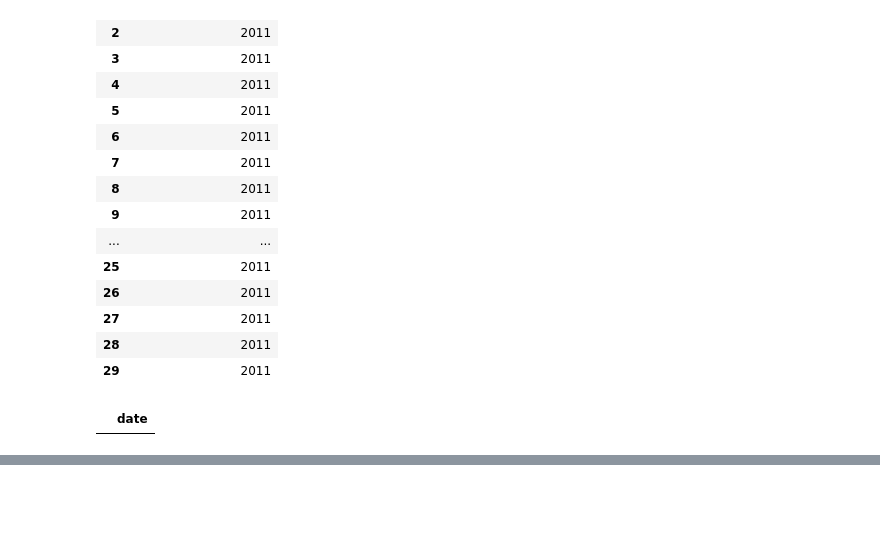
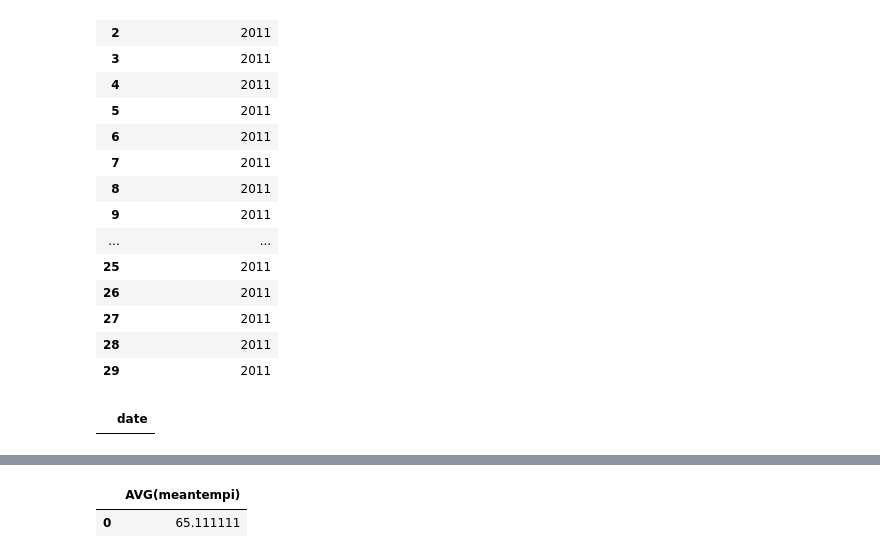
Before and after one commit to DCIDA2019/da2019-Stefany2889, a Jupyter notebook: Semana6/ejercicio_clase6.ipynb, the cells around one changed output, grey strips where cells are left out. Cells and saved outputs as stored; diff of their text form; code cells hidden in the pictures; blank space fills up the shorter version.

```diff
--- a/Semana6/ejercicio_clase6.ipynb
+++ b/Semana6/ejercicio_clase6.ipynb
@@ -210,0 +214,5 @@ NameError: name 'SELECT' is not defined
+# %%
+pdsql("SELECT AVG(meantempi) FROM wather WHERE cast(strftime('%w', date) as integer)==0 or cast(strftime('%w', date) as integer)==6;")
+# %% [output]
+|  | AVG(meantempi) |
+| 0 | 65.111111 |
```
Also changed, not shown: parts of 7 cells of this notebook, 1 other file.
